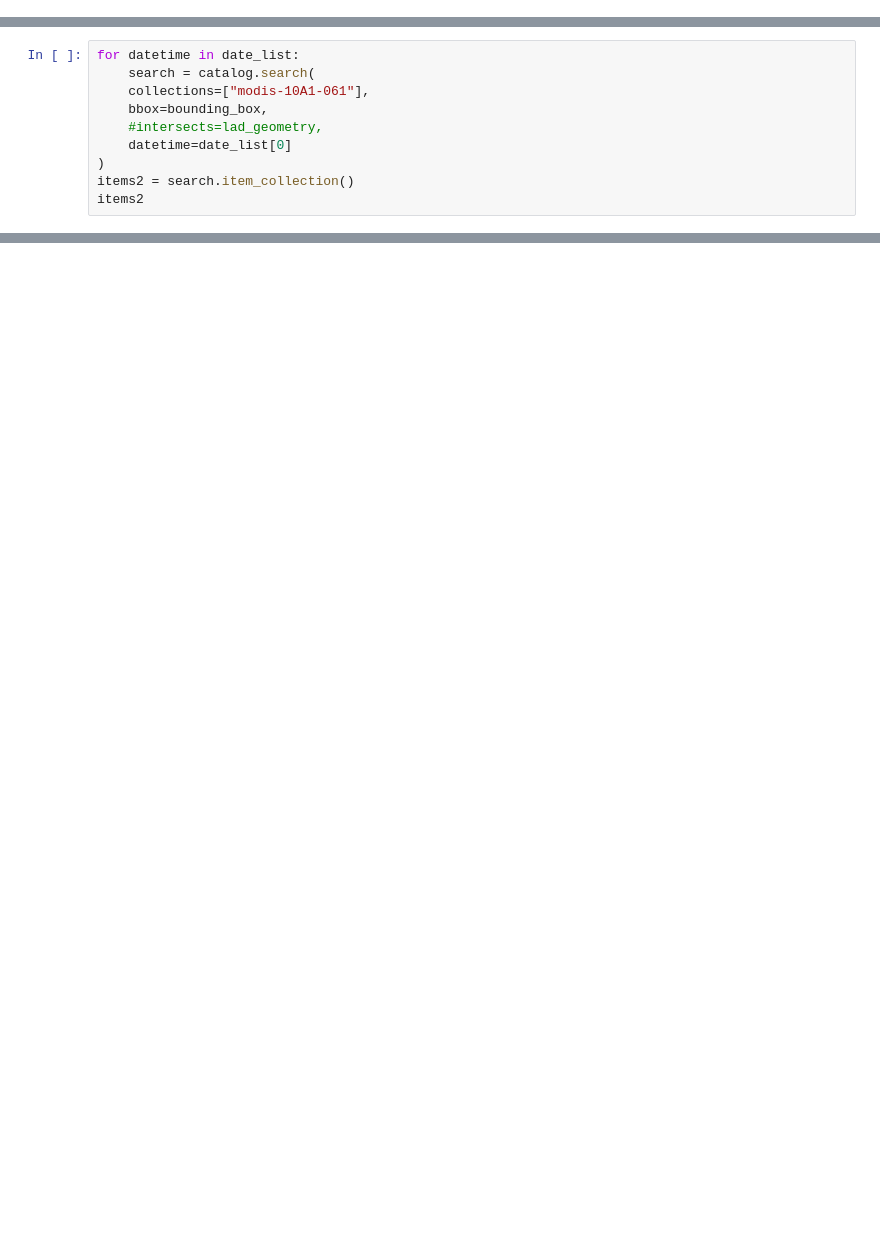
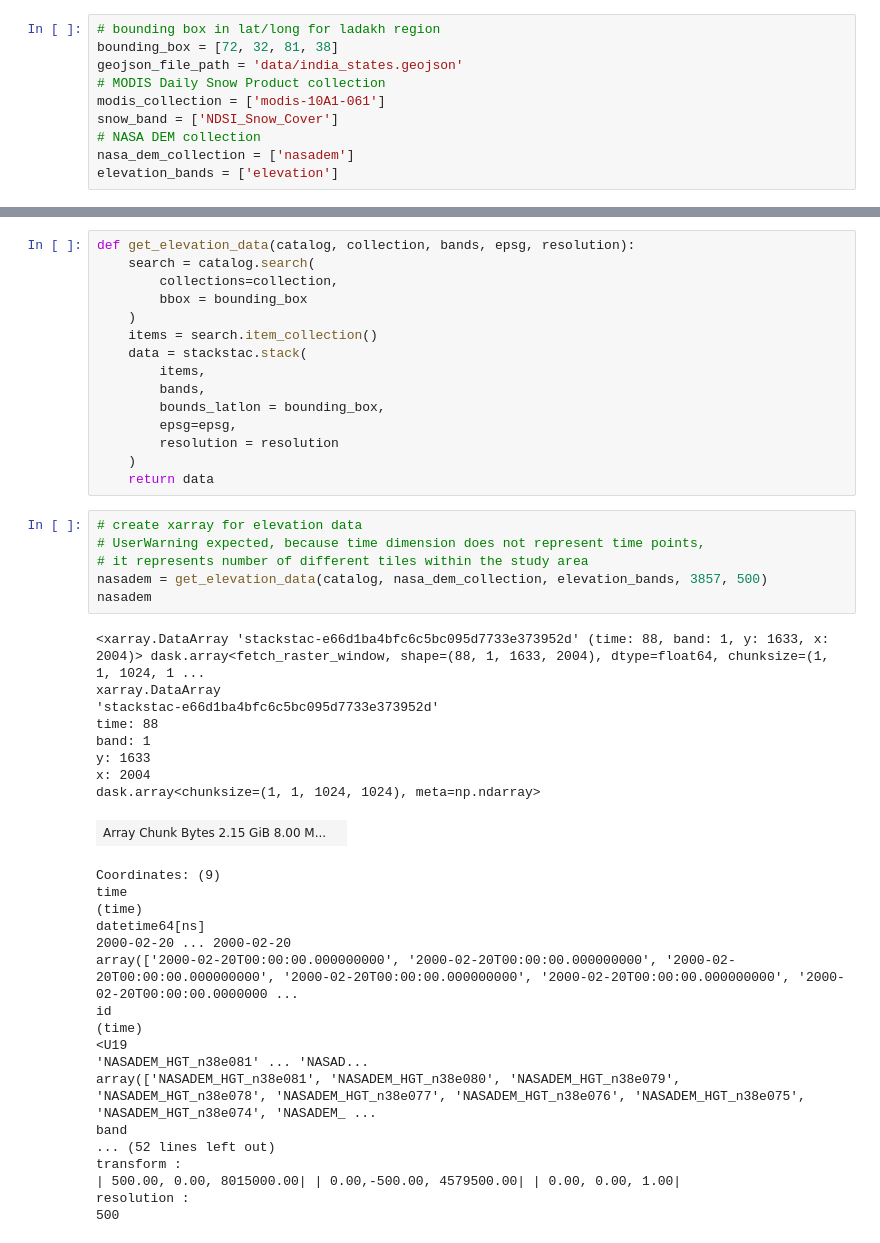
Before and after one commit to 458muda/cloud_native_geospatial_analysis, a Jupyter notebook: modis_sc.ipynb, the cells around one changed output, grey strips where cells are left out. Drawn from its saved outputs; the diff is of its cells as text; blank space fills up the shorter version.

```diff
--- a/modis_sc.ipynb
+++ b/modis_sc.ipynb
@@ -21,0 +32,10 @@ rasterio.__version__
+# %%
+# bounding box in lat/long for ladakh region
+bounding_box = [72, 32, 81, 38]
+geojson_file_path = 'data/india_states.geojson'
+# MODIS Daily Snow Product collection
+modis_collection = ['modis-10A1-061']
+snow_band = ['NDSI_Snow_Cover']
+# NASA DEM collection
+nasa_dem_collection = ['nasadem']
+elevation_bands = ['elevation']
@@ -63,10 +74,0 @@ lad_geometry = ladakh_projected.__geo_interface__['features'][0]['geometry']
-# %%
-for datetime in date_list:
-    search = catalog.search(
-    collections=["modis-10A1-061"],
-    bbox=bounding_box,
-    #intersects=lad_geometry,
-    datetime=date_list[0]
-)
-items2 = search.item_collection()
-items2
@@ -392,0 +192,48 @@ final_zonal_stats_df
+# %%
+def get_elevation_data(catalog, collection, bands, epsg, resolution):
+    search = catalog.search(
+        collections=collection,
+        bbox = bounding_box
+    )
+    items = search.item_collection()
+    data = stackstac.stack(
+        items,
+        bands,
+        bounds_latlon = bounding_box,
+        epsg=epsg,
+        resolution = resolution
+    )
+    return data
+# %%
+# create xarray for elevation data
+# UserWarning expected, because time dimension does not represent time points,
+# it represents number of different tiles within the study area
+nasadem = get_elevation_data(catalog, nasa_dem_collection, elevation_bands, 3857, 500)
+nasadem
+# %% [output]
+<xarray.DataArray 'stackstac-e66d1ba4bfc6c5bc095d7733e373952d' (time: 88, band: 1, y: 1633, x: 2004)> dask.array<fetch_raster_window, shape=(88, 1, 1633, 2004), dtype=float64, chunksize=(1, 1, 1024, 1 ...
+xarray.DataArray
+'stackstac-e66d1ba4bfc6c5bc095d7733e373952d'
+time: 88
+band: 1
+y: 1633
+x: 2004
+dask.array<chunksize=(1, 1, 1024, 1024), meta=np.ndarray>
+| Array Chunk Bytes 2.15 GiB 8.00 M... |  |
+Coordinates: (9)
+time
+(time)
+datetime64[ns]
+2000-02-20 ... 2000-02-20
+array(['2000-02-20T00:00:00.000000000', '2000-02-20T00:00:00.000000000', '2000-02-20T00:00:00.000000000', '2000-02-20T00:00:00.000000000', '2000-02-20T00:00:00.000000000', '2000-02-20T00:00:00.0000000 ...
+id
+(time)
+<U19
+'NASADEM_HGT_n38e081' ... 'NASAD...
+array(['NASADEM_HGT_n38e081', 'NASADEM_HGT_n38e080', 'NASADEM_HGT_n38e079', 'NASADEM_HGT_n38e078', 'NASADEM_HGT_n38e077', 'NASADEM_HGT_n38e076', 'NASADEM_HGT_n38e075', 'NASADEM_HGT_n38e074', 'NASADEM_ ...
+band
+... (52 lines left out)
+transform :
+| 500.00, 0.00, 8015000.00| | 0.00,-500.00, 4579500.00| | 0.00, 0.00, 1.00|
+resolution :
+500
```
Also changed, not shown: parts of 71 cells of this notebook, 6 other files.
